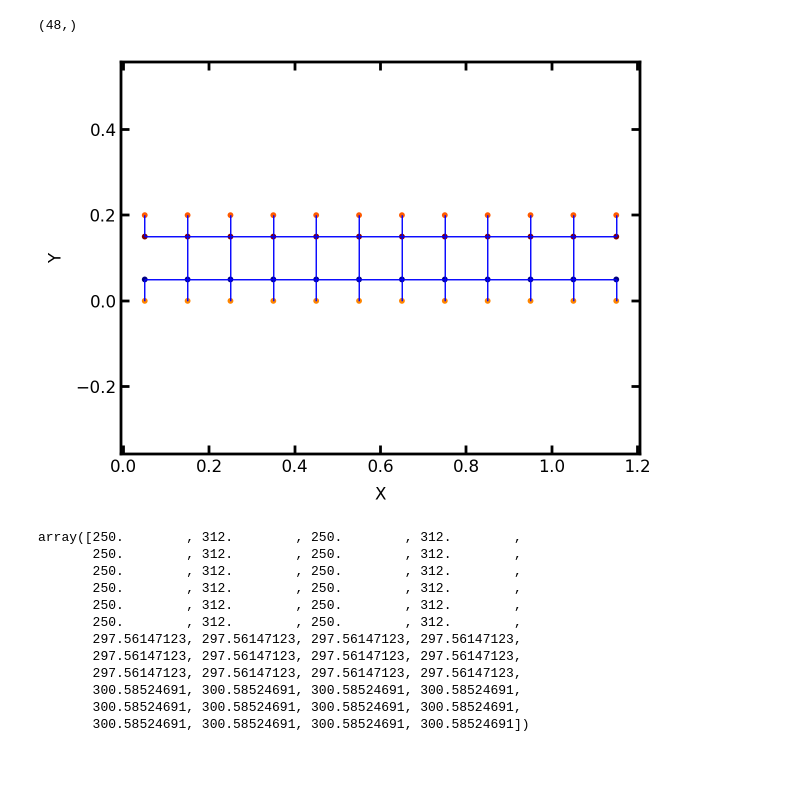
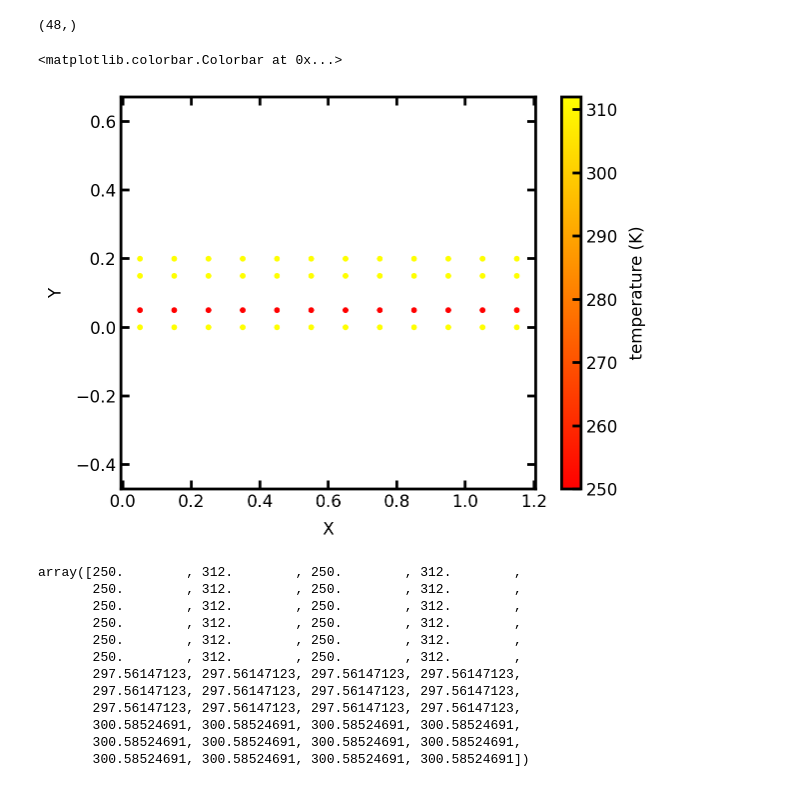
Before and after one commit to TomTranter/JellyBaMM, a Jupyter notebook: notebooks/learning_openpnm.ipynb, the cells around one changed output. Saved outputs shown, nothing was run; the diff lists cells and outputs as text; code cells hidden in the pictures.

```diff
--- a/notebooks/learning_openpnm.ipynb
+++ b/notebooks/learning_openpnm.ipynb
@@ -514,11 +514,19 @@ phase['pore.temperature'] = alg['pore.temperature']
 phase['pore.temperature'].shape
 # %% [output]
 (48,)
-# %%
-ax2 = op.visualization.plot_connections(net)
-ax = op.visualization.plot_coordinates(net, ax=ax2, color_by=phase['pore.temperature'])
-# %% [output]
-[figure, removed]
+# %%
+# ax2 = op.visualization.plot_connections(net)
+import matplotlib as mpl
+fig, ax = plt.subplots()
+viridis = mpl.colormaps['autumn'].resampled(4)
+cmap = mpl.cm.autumn
+norm = mpl.colors.Normalize(vmin=phase['pore.temperature'].min(), vmax=phase['pore.temperature'].max())
+op.visualization.plot_coordinates(net, ax=ax, color_by=phase['pore.temperature'],cmap=viridis)
+fig.colorbar(mpl.cm.ScalarMappable(norm=norm, cmap=cmap),
+            ax=ax, orientation='vertical', label='temperature (K)')
+# %% [output]
+<matplotlib.colorbar.Colorbar at 0x...>
+[figure, added]
 # %%
 phase['pore.temperature']
 # %% [output]
```
Also changed, not shown: 4 other files.
